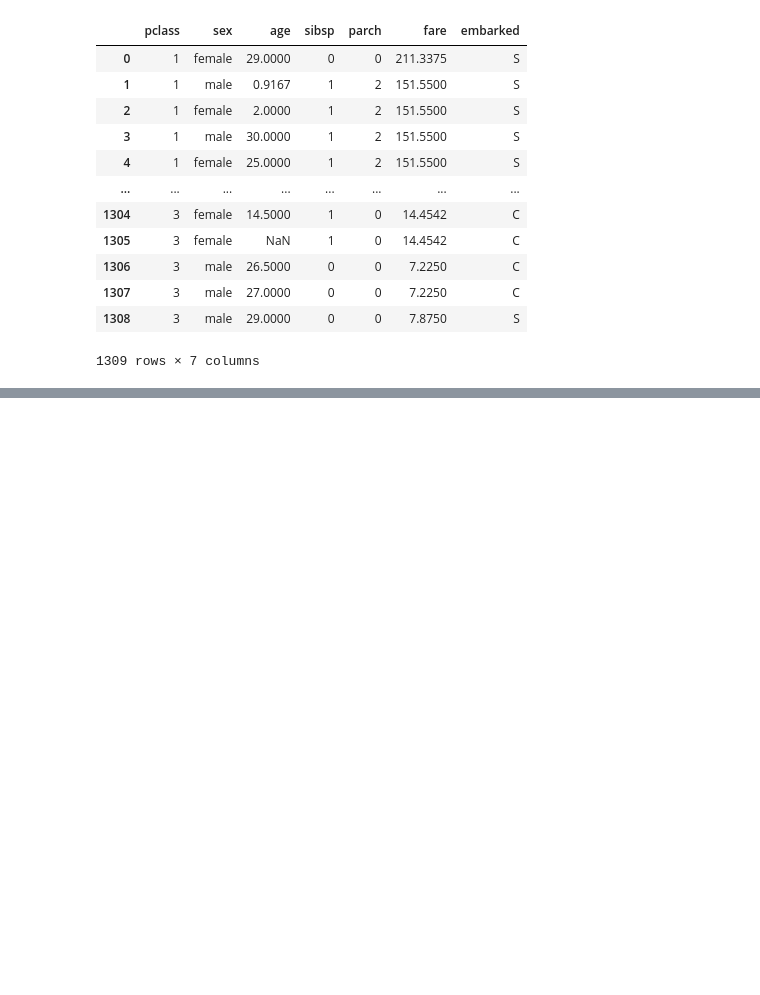
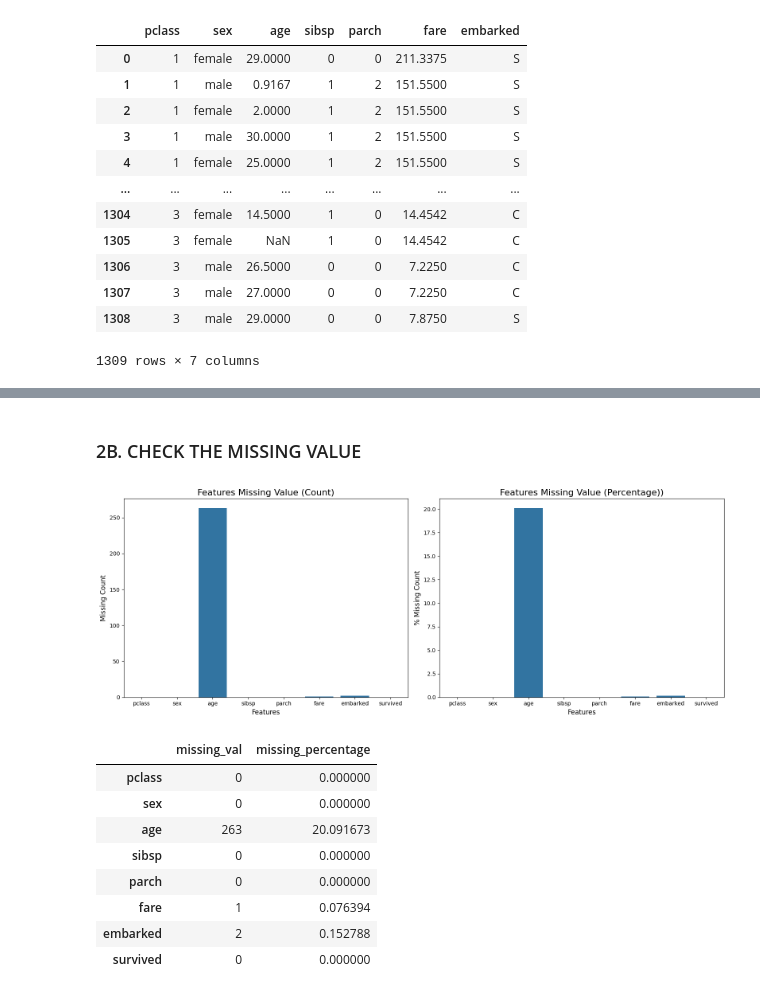
Before and after one commit to plipustel/DataScience, a Jupyter notebook: DSCPreprocessing/1_preprocessing_titanic.ipynb, the cells around one changed output, grey strips where cells are left out. Drawn from its saved outputs; the diff is of its cells as text; code cells hidden in the pictures; blank space fills up the shorter version.

```diff
--- a/DSCPreprocessing/1_preprocessing_titanic.ipynb
+++ b/DSCPreprocessing/1_preprocessing_titanic.ipynb
@@ -114,0 +183,40 @@ dtype: object
+# %% [markdown]
+### 2B. CHECK THE MISSING VALUE
+# %%
+missing_value = df.isnull().sum()
+missing_percentage = (df.isnull().sum() / len(df)) * 100
+missing_summary = pd.DataFrame({
+    'missing_val': missing_value,
+    'missing_percentage': missing_percentage
+})
+
+# Membuat Subplot untuk jumlah missing values dan persentase missing values
+fig, axes = plt.subplots(1, 2, figsize=(16, 6)) # 1 row, 2 columns
+
+# plot 1
+sns.barplot(x=missing_value.index, y=missing_value.values, ax=axes[0])
+axes[0].set_title('Features Missing Value (Count)', fontsize=16)
+axes[0].set_xlabel('Features', fontsize=12)
+axes[0].set_ylabel('Missing Count', fontsize=12)
+
+# plot 2
+sns.barplot(x=missing_percentage.index, y=missing_percentage.values, ax=axes[1])
+axes[1].set_title('Features Missing Value (Percentage))', fontsize=16)
+axes[1].set_xlabel('Features', fontsize=12)
+axes[1].set_ylabel('% Missing Count', fontsize=12)
+
+
+plt.tight_layout()
+plt.show()
+missing_summary
+# %% [output]
+[figure, added]
+|  | missing_val | missing_percentage |
+| pclass | 0 | 0.000000 |
+| sex | 0 | 0.000000 |
+| age | 263 | 20.091673 |
+| sibsp | 0 | 0.000000 |
+| parch | 0 | 0.000000 |
+| fare | 1 | 0.076394 |
+| embarked | 2 | 0.152788 |
+| survived | 0 | 0.000000 |
```
Also changed, not shown: parts of 8 cells of this notebook.
